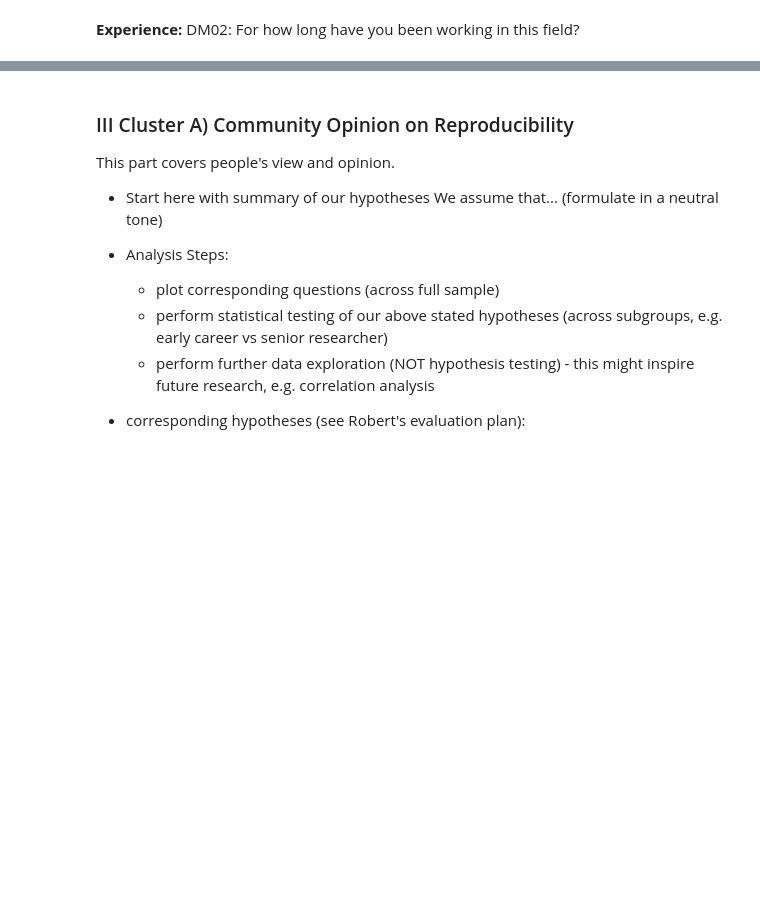
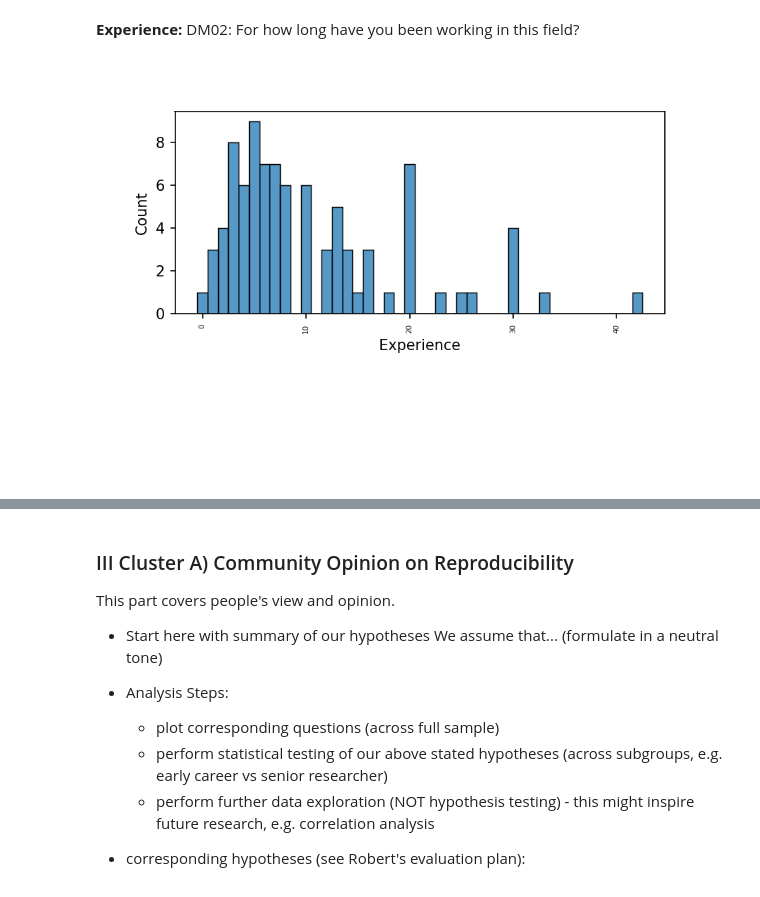
Before and after one commit to rreinecke/reproduce-study, a Jupyter notebook: poll_analysis.ipynb, the cells around one changed output, grey strips where cells are left out. Cells and saved outputs as stored; diff of their text form; code cells hidden in the pictures; blank space fills up the shorter version.

```diff
--- a/poll_analysis.ipynb
+++ b/poll_analysis.ipynb
@@ -56,0 +148,5 @@ career
+# %%
+from IPython import display
+display.Image("./figs/DM02_01.png")
+# %% [output]
+[figure, added]
```
Also changed, not shown: parts of 24 cells of this notebook, 1 other file.
